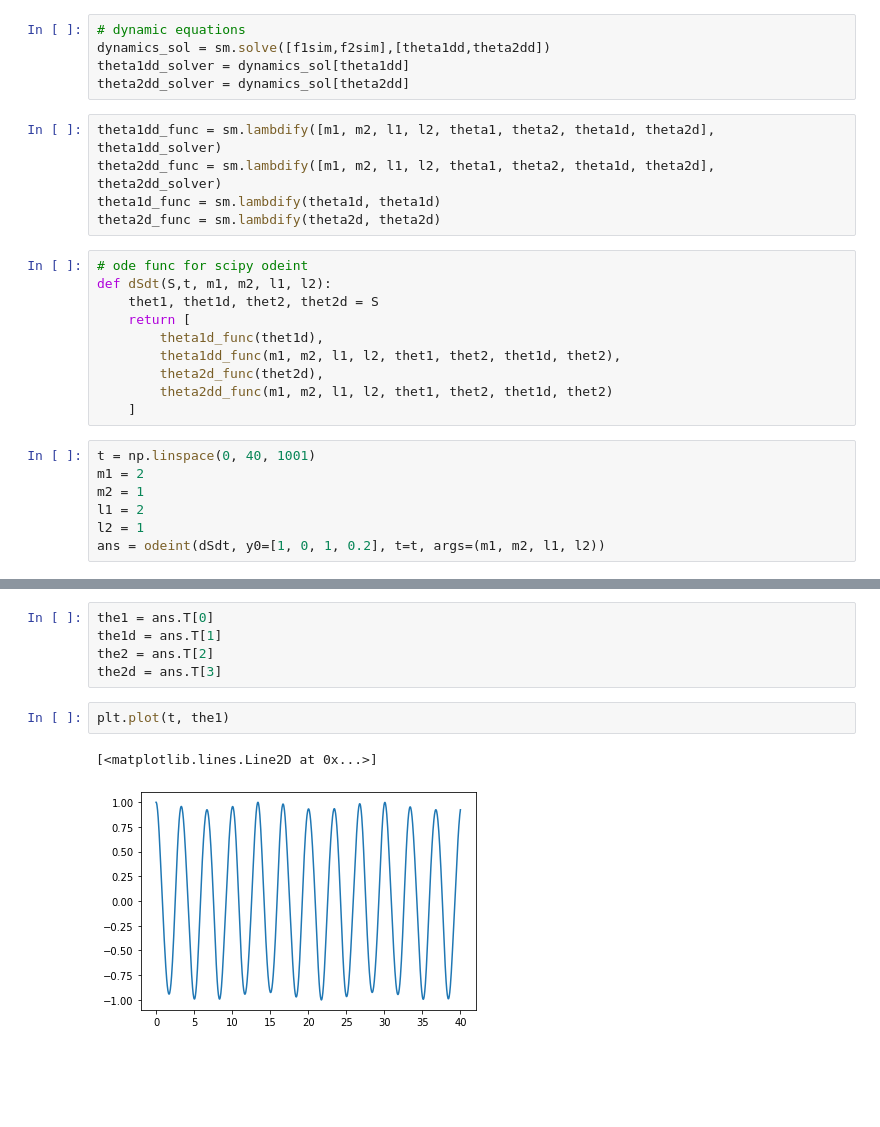
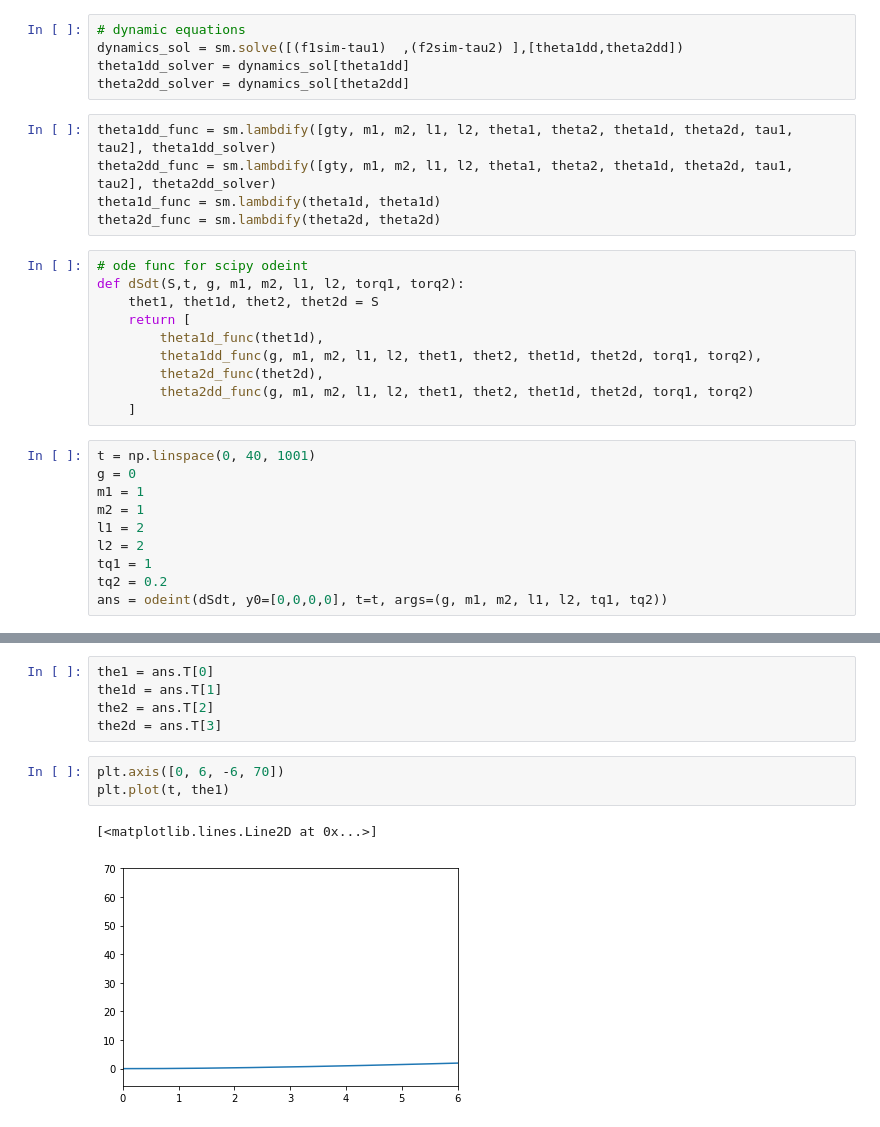
Before and after one commit to Eddy-Morgan/LG--2RP, a Jupyter notebook: 2rp_robot_dynamics_modelling.ipynb, the cells around one changed output, grey strips where cells are left out. Cells and saved outputs as stored; diff of their text form; blank space fills up the shorter version.

```diff
--- a/2rp_robot_dynamics_modelling.ipynb
+++ b/2rp_robot_dynamics_modelling.ipynb
@@ -110,30 +106,33 @@ $\displaystyle \left[\begin{matrix}9.81 l_{1} m_{1} \sin{\left(\theta_{1} \right
 # %%
 # dynamic equations
-dynamics_sol = sm.solve([f1sim,f2sim],[theta1dd,theta2dd])
+dynamics_sol = sm.solve([(f1sim-tau1)  ,(f2sim-tau2) ],[theta1dd,theta2dd])
 theta1dd_solver = dynamics_sol[theta1dd]
 theta2dd_solver = dynamics_sol[theta2dd]
 # %%
-theta1dd_func = sm.lambdify([m1, m2, l1, l2, theta1, theta2, theta1d, theta2d], theta1dd_solver)
-theta2dd_func = sm.lambdify([m1, m2, l1, l2, theta1, theta2, theta1d, theta2d], theta2dd_solver)
+theta1dd_func = sm.lambdify([gty, m1, m2, l1, l2, theta1, theta2, theta1d, theta2d, tau1, tau2], theta1dd_solver)
+theta2dd_func = sm.lambdify([gty, m1, m2, l1, l2, theta1, theta2, theta1d, theta2d, tau1, tau2], theta2dd_solver)
 theta1d_func = sm.lambdify(theta1d, theta1d)
 theta2d_func = sm.lambdify(theta2d, theta2d)
 # %%
 # ode func for scipy odeint
-def dSdt(S,t, m1, m2, l1, l2):
+def dSdt(S,t, g, m1, m2, l1, l2, torq1, torq2):
     thet1, thet1d, thet2, thet2d = S
     return [
         theta1d_func(thet1d),
-        theta1dd_func(m1, m2, l1, l2, thet1, thet2, thet1d, thet2),
+        theta1dd_func(g, m1, m2, l1, l2, thet1, thet2, thet1d, thet2d, torq1, torq2),
         theta2d_func(thet2d),
-        theta2dd_func(m1, m2, l1, l2, thet1, thet2, thet1d, thet2)
+        theta2dd_func(g, m1, m2, l1, l2, thet1, thet2, thet1d, thet2d, torq1, torq2)
     ]
 # %%
 t = np.linspace(0, 40, 1001)
-m1 = 2
+g = 0
+m1 = 1
 m2 = 1
 l1 = 2
-l2 = 1
-ans = odeint(dSdt, y0=[1, 0, 1, 0.2], t=t, args=(m1, m2, l1, l2))
+l2 = 2
+tq1 = 1
+tq2 = 0.2
+ans = odeint(dSdt, y0=[0,0,0,0], t=t, args=(g, m1, m2, l1, l2, tq1, tq2))
 # %%
 ans.T
 # %% [output]
@@ -151,8 +150,9 @@ the1d = ans.T[1]
 the2 = ans.T[2]
 the2d = ans.T[3]
 # %%
+plt.axis([0, 6, -6, 70])
 plt.plot(t, the1)
 # %% [output]
 [<matplotlib.lines.Line2D at 0x...>]
-[figure, old version]
+[figure, new version]
 # %%
```
Also changed, not shown: parts of 16 cells of this notebook, 1 other file.
